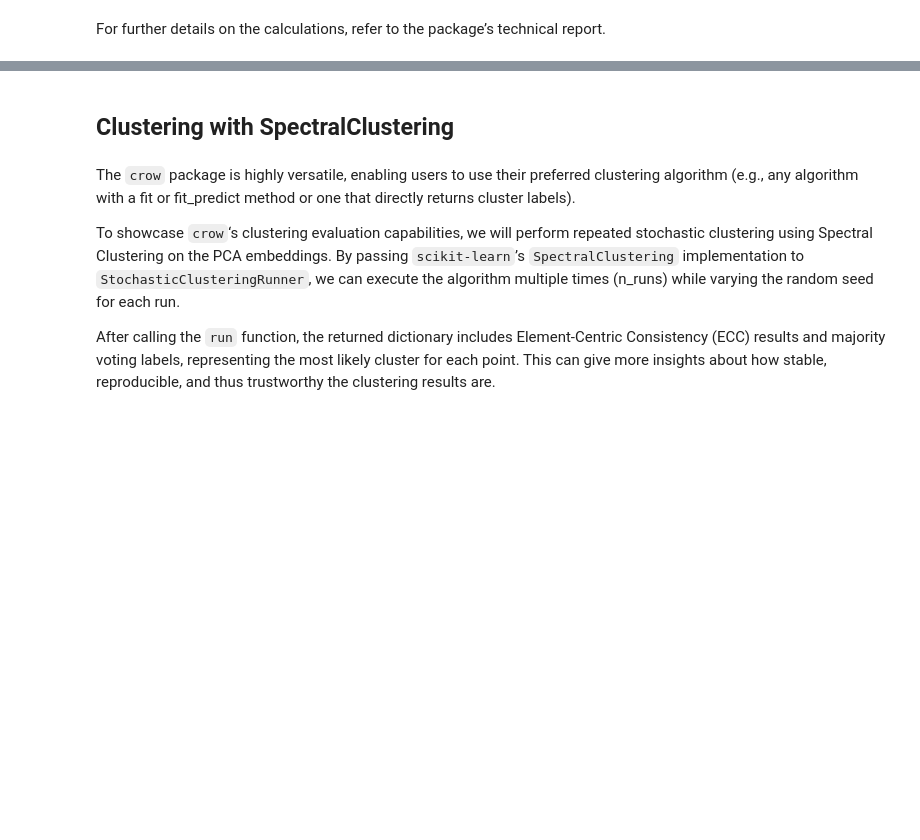
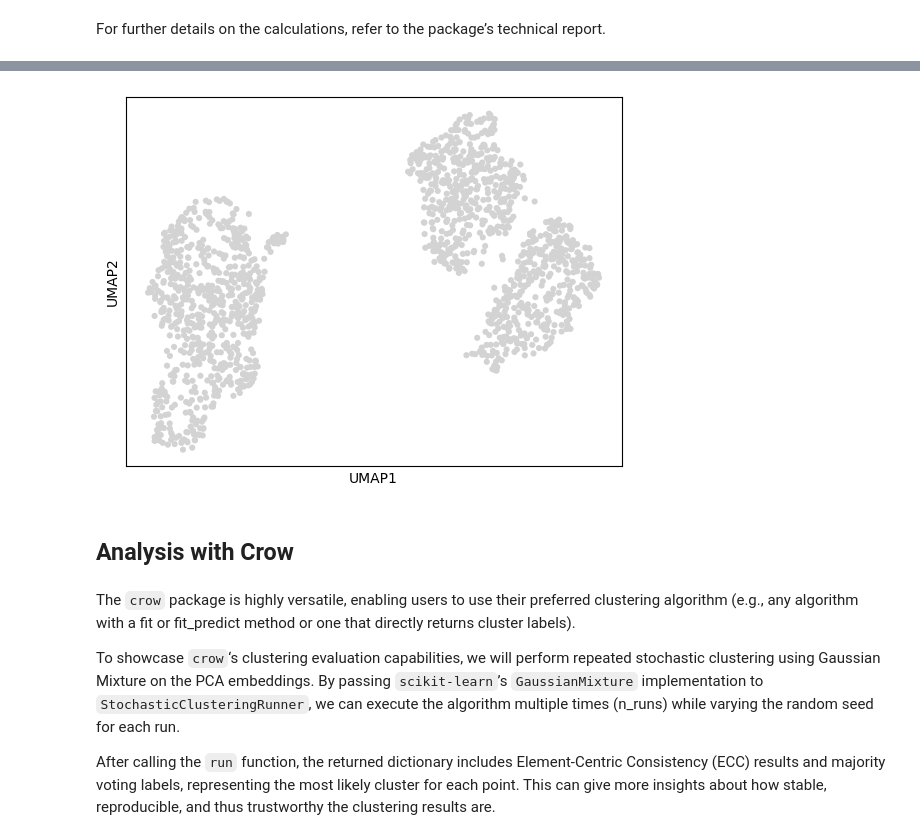
Before and after one commit to Core-Bioinformatics/crowflow-py, a Jupyter notebook: examples/cuomo_application.ipynb, the cells around one changed output, grey strips where cells are left out. Cells and saved outputs as stored; diff of their text form; code cells hidden in the pictures; blank space fills up the shorter version.

```diff
--- a/examples/cuomo_application.ipynb
+++ b/examples/cuomo_application.ipynb
@@ -122,9 +101,13 @@ scaled_data_subset.head()
+# %%
+sc.pl.umap(adata)
+# %% [output]
+[figure, added]
 # %% [markdown]
-## Clustering with SpectralClustering
+## Analysis with Crow
 # %% [markdown]
 The `crow` package is highly versatile, enabling users to use their preferred clustering algorithm (e.g., any algorithm with a fit or fit_predict method or one that directly returns cluster labels).
 
-To showcase `crow`‘s clustering evaluation capabilities, we will perform repeated stochastic clustering using Spectral Clustering on the PCA embeddings. By passing `scikit-learn`’s `SpectralClustering` implementation to `StochasticClusteringRunner`, we can execute the algorithm multiple times (n_runs) while varying the random seed for each run.
+To showcase `crow`‘s clustering evaluation capabilities, we will perform repeated stochastic clustering using Gaussian Mixture on the PCA embeddings. By passing `scikit-learn`’s `GaussianMixture` implementation to `StochasticClusteringRunner`, we can execute the algorithm multiple times (n_runs) while varying the random seed for each run.
 
 After calling the `run` function, the returned dictionary includes Element-Centric Consistency (ECC) results and majority voting labels, representing the most likely cluster for each point. This can give more insights about how stable, reproducible, and thus trustworthy the clustering results are.
 # %%
```
Also changed, not shown: parts of 39 cells of this notebook, 3 other files.
